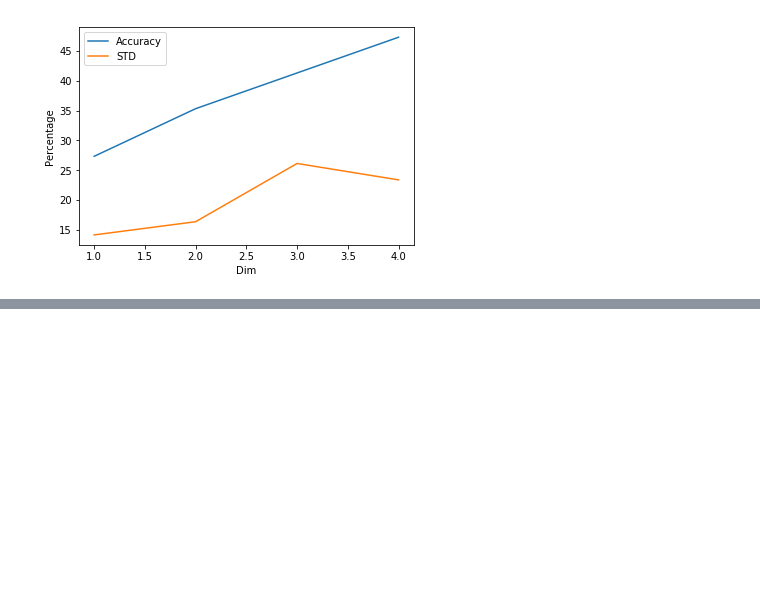
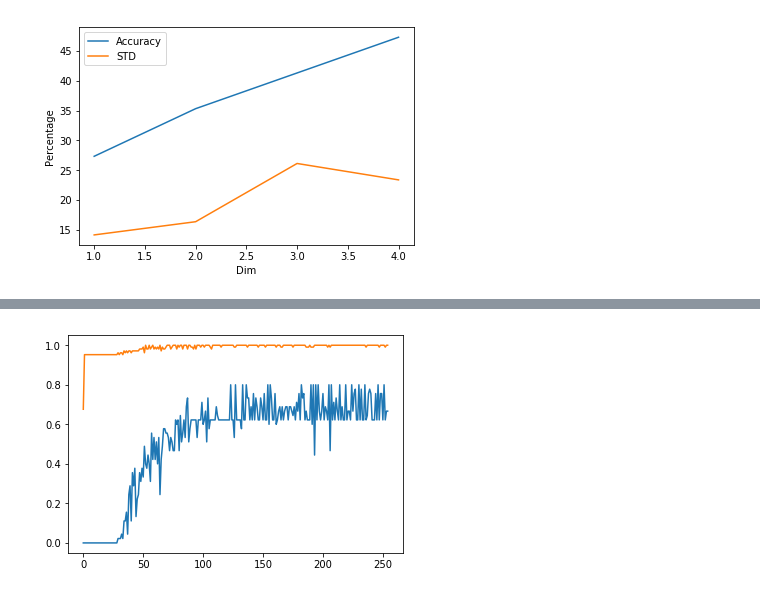
Before and after one commit to Intelligent-Systems-Phystech/StartCode, a Jupyter notebook: Rezyapkin2018IrisClassification/IrisClassification.ipynb, the cells around one changed output, grey strips where cells are left out. Cells and saved outputs as stored; diff of their text form; code cells hidden in the pictures; blank space fills up the shorter version.

```diff
--- a/Rezyapkin2018IrisClassification/IrisClassification.ipynb
+++ b/Rezyapkin2018IrisClassification/IrisClassification.ipynb
@@ -120,0 +132,6 @@ plt.show()
+# %%
+plt.plot(history.history['val_acc'])
+plt.plot(history.history['acc'])
+plt.show()
+# %% [output]
+[figure, added]
```
Also changed, not shown: parts of 3 cells of this notebook.
